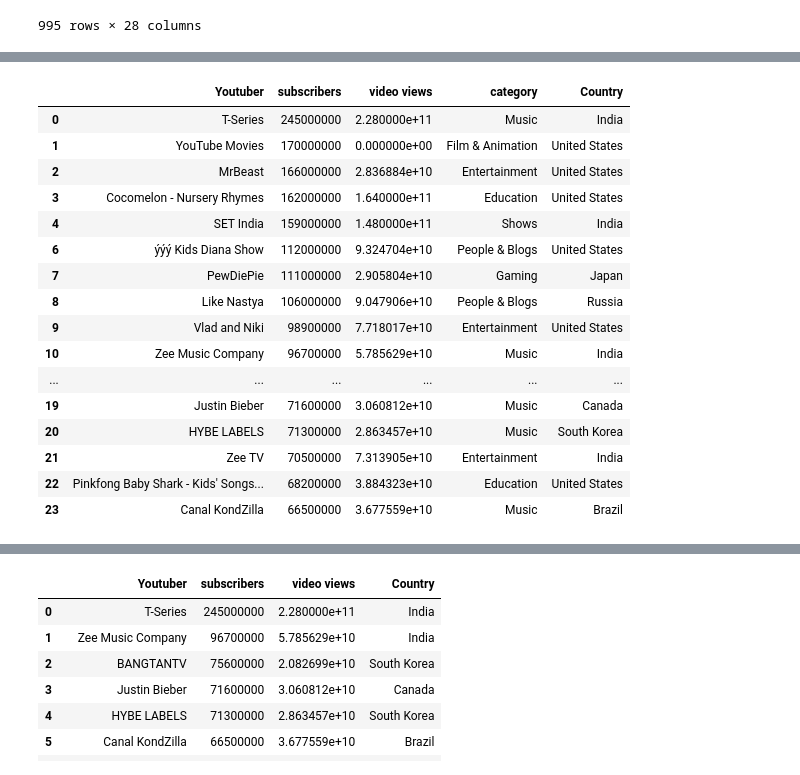
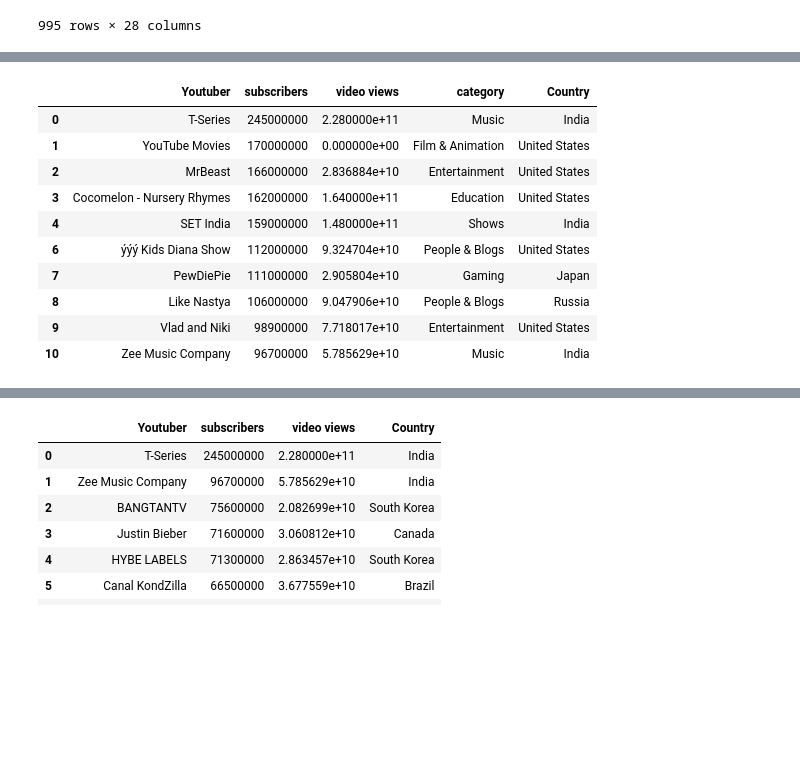
Before and after one commit to reprograma/on35-python-s17-s18-projeto-final, a Jupyter notebook: projeto-final/projeto_daniele.ipynb, the cells around one changed output, grey strips where cells are left out. Saved outputs shown, nothing was run; the diff lists cells and outputs as text; code cells hidden in the pictures; blank space fills up the shorter version.

```diff
--- a/projeto-final/projeto_daniele.ipynb
+++ b/projeto-final/projeto_daniele.ipynb
@@ -5,5 +9,5 @@ import seaborn as sns
 # %%
-df = pd.read_csv('dados/base-youtube.csv', encoding='latin1')
+df = pd.read_csv('dados/base-youtube.csv', encoding='latin')
 df
 # %% [output]
 |  | rank | Youtuber | subscribers | video views | category | Title | uploads | Country | Abbreviation | ... |
@@ -142,25 +146,19 @@ Data columns (total 28 columns):
 dtypes: float64(18), int64(3), object(7)
 memory usage: 189.0+ KB
 # %%
-df_20_canais_inscritos = df[['Youtuber', 'subscribers', 'video views', 'category', 'Country']].sort_values(by='subscribers', ascending=False).head(20)
-df_20_canais_inscritos
+df_10_canais_inscritos = df[['Youtuber', 'subscribers', 'video views', 'category', 'Country']].sort_values(by='subscribers', ascending=False).head(10)
+df_10_canais_inscritos
 # %% [output]
 |  | Youtuber | subscribers | video views | category | Country |
 | 0 | T-Series | 245000000 | 2.280000e+11 | Music | India |
 | 1 | YouTube Movies | 170000000 | 0.000000e+00 | Film & Animation | United States |
 | 2 | MrBeast | 166000000 | 2.836884e+10 | Entertainment | United States |
 | 3 | Cocomelon - Nursery Rhymes | 162000000 | 1.640000e+11 | Education | United States |
 | 4 | SET India | 159000000 | 1.480000e+11 | Shows | India |
 | 6 | ýýý Kids Diana Show | 112000000 | 9.324704e+10 | People & Blogs | United States |
 | 7 | PewDiePie | 111000000 | 2.905804e+10 | Gaming | Japan |
 | 8 | Like Nastya | 106000000 | 9.047906e+10 | People & Blogs | Russia |
 | 9 | Vlad and Niki | 98900000 | 7.718017e+10 | Entertainment | United States |
 | 10 | Zee Music Company | 96700000 | 5.785629e+10 | Music | India |
-| ... | ... | ... | ... | ... | ... |
-| 19 | Justin Bieber | 71600000 | 3.060812e+10 | Music | Canada |
-| 20 | HYBE LABELS | 71300000 | 2.863457e+10 | Music | South Korea |
-| 21 | Zee TV | 70500000 | 7.313905e+10 | Entertainment | India |
-| 22 | Pinkfong Baby Shark - Kids' Songs... | 68200000 | 3.884323e+10 | Education | United States |
-| 23 | Canal KondZilla | 66500000 | 3.677559e+10 | Music | Brazil |
 # %%
 plt.figure(figsize=(12, 6))
```
Also changed, not shown: parts of 13 cells of this notebook, 3 other files.
